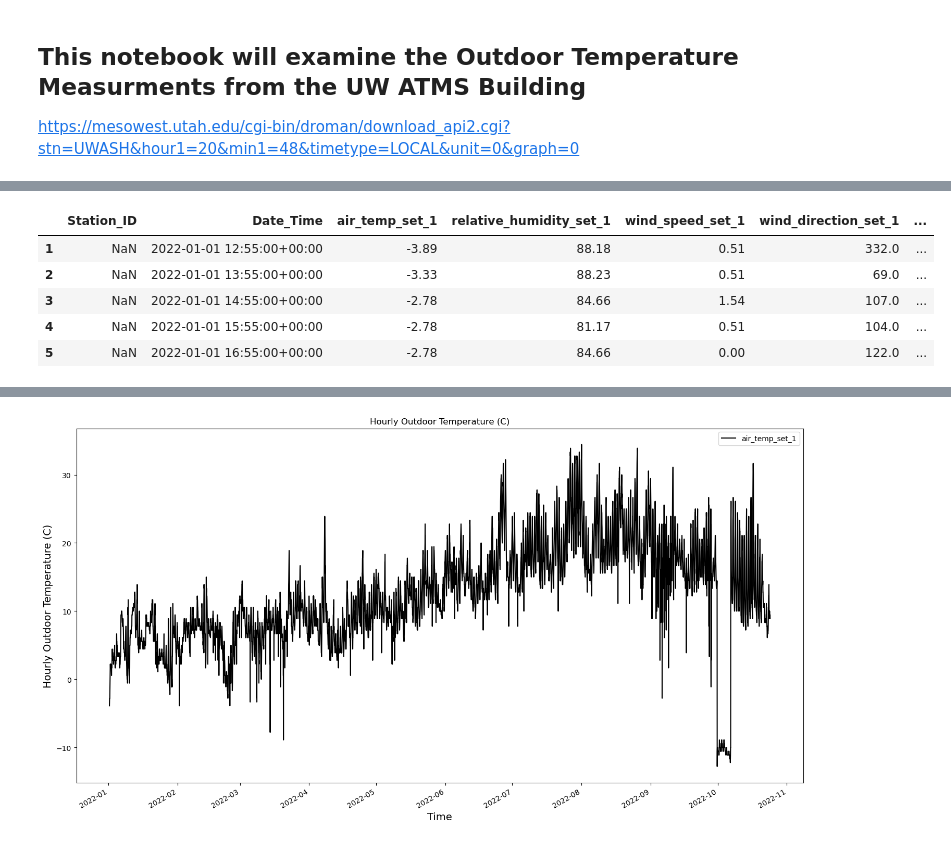
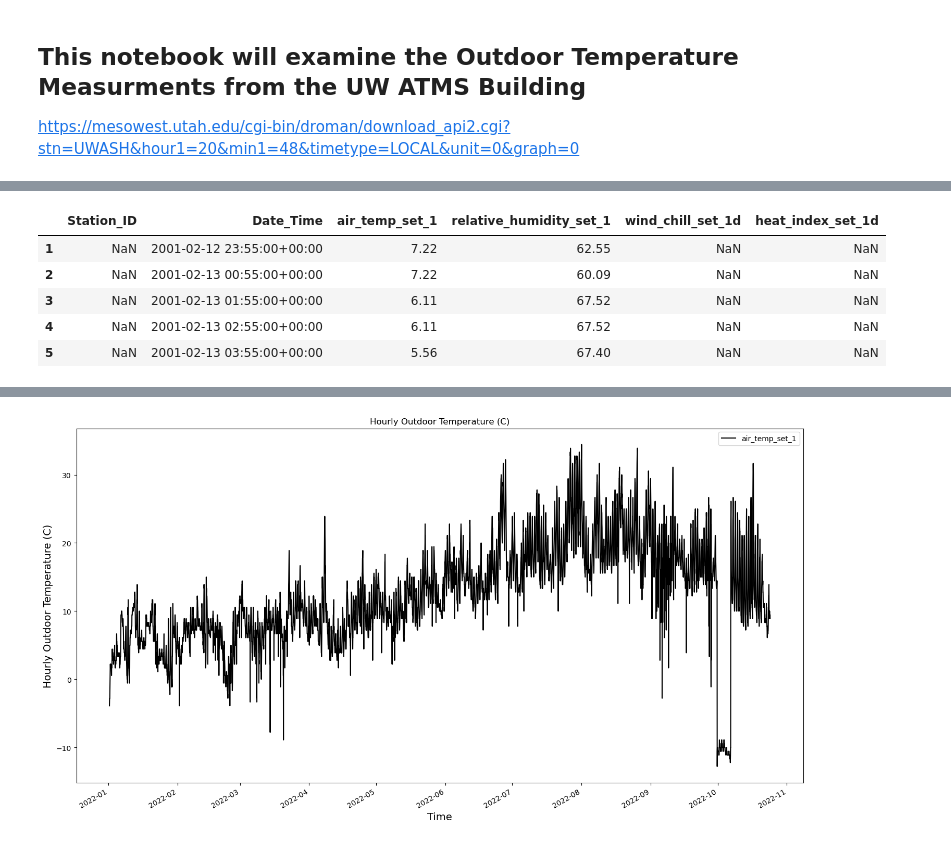
Before and after one commit to aworthyperson/CS4EVEN, a Jupyter notebook: UWASH Outdoor Data/Outdoor ATMSDATA.ipynb, the cells around one changed output, grey strips where cells are left out. Drawn from its saved outputs; the diff is of its cells as text; code cells hidden in the pictures.

```diff
--- a/UWASH Outdoor Data/Outdoor ATMSDATA.ipynb
+++ b/UWASH Outdoor Data/Outdoor ATMSDATA.ipynb
@@ -31,4 +29,4 @@ ModuleNotFoundError: No module named 'contextily'
 # %%
-UWASH= pd.read_csv("UWASH.2022-10-24.csv", sep=',', header=[10])
+UWASH= pd.read_csv("UWASH.2022-02-12.csv", sep=',', header=[10])
 UWASH.head()
 # %% [output]
@@ -59,15 +50,16 @@ UWASH= UWASH.drop(0,axis=0)
 # %%
 UWASH.Date_Time= pd.to_datetime(UWASH.Date_Time)
 
-cols = UWASH.columns.drop(['Date_Time','wind_cardinal_direction_set_1d'])
+#cols = UWASH.columns.drop(['Date_Time','wind_cardinal_direction_set_1d'])
+cols = UWASH.columns.drop(['Date_Time'])
 
 UWASH[cols] = UWASH[cols].apply(pd.to_numeric, errors='coerce')
 
 UWASH.head(5)
 # %% [output]
-|  | Station_ID | Date_Time | air_temp_set_1 | relative_humidity_set_1 | wind_speed_set_1 | wind_direction_set_1 | ... |
-| 1 | NaN | 2022-01-01 12:55:00+00:00 | -3.89 | 88.18 | 0.51 | 332.0 | ... |
-| 2 | NaN | 2022-01-01 13:55:00+00:00 | -3.33 | 88.23 | 0.51 | 69.0 | ... |
-| 3 | NaN | 2022-01-01 14:55:00+00:00 | -2.78 | 84.66 | 1.54 | 107.0 | ... |
-| 4 | NaN | 2022-01-01 15:55:00+00:00 | -2.78 | 81.17 | 0.51 | 104.0 | ... |
-| 5 | NaN | 2022-01-01 16:55:00+00:00 | -2.78 | 84.66 | 0.00 | 122.0 | ... |
+|  | Station_ID | Date_Time | air_temp_set_1 | relative_humidity_set_1 | wind_chill_set_1d | heat_index_set_1d |
+| 1 | NaN | 2001-02-12 23:55:00+00:00 | 7.22 | 62.55 | NaN | NaN |
+| 2 | NaN | 2001-02-13 00:55:00+00:00 | 7.22 | 60.09 | NaN | NaN |
+| 3 | NaN | 2001-02-13 01:55:00+00:00 | 6.11 | 67.52 | NaN | NaN |
+| 4 | NaN | 2001-02-13 02:55:00+00:00 | 6.11 | 67.52 | NaN | NaN |
+| 5 | NaN | 2001-02-13 03:55:00+00:00 | 5.56 | 67.40 | NaN | NaN |
```
Also changed, not shown: parts of 6 cells of this notebook, 3 other files.
